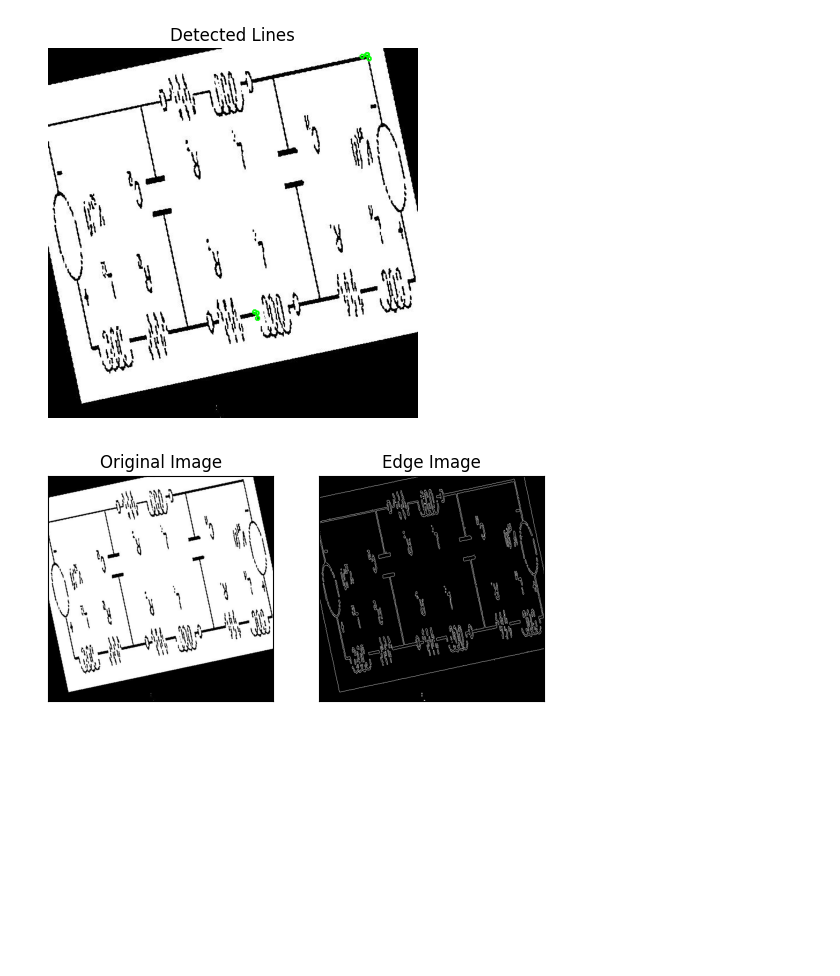
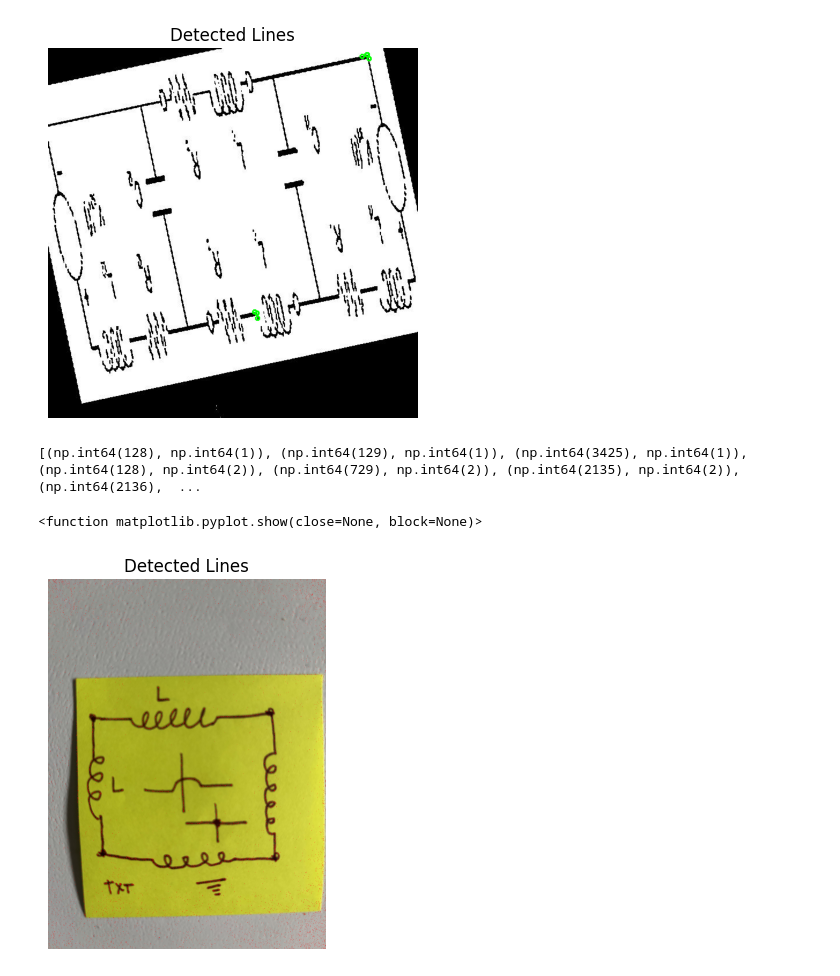
Before and after one commit to ctebow/breadMaker-backend, a Jupyter notebook: training/scripts/lines.ipynb, the cells around one changed output. Saved outputs shown, nothing was run; the diff lists cells and outputs as text; code cells hidden in the pictures; blank space fills up the shorter version.

```diff
--- a/training/scripts/lines.ipynb
+++ b/training/scripts/lines.ipynb
@@ -89,8 +111,65 @@ plt.show
 <function matplotlib.pyplot.show(close=None, block=None)>
 [figure]
 # %%
+
+# OK NEW APPROACH: CONTOUR MAPPING:
+
 import cv2
 import numpy as np
 import matplotlib.pyplot as plt
+from nodes import merge_lines, unnest_list
+
+from skimage.morphology import skeletonize
+
+
+image = cv2.imread("test3.jpg")
+image_fresh = image.copy
+
+gray = cv2.cvtColor(image, cv2.COLOR_BGR2GRAY)
+blurred = cv2.GaussianBlur(gray, (3, 3), 0)
+thresh = cv2.adaptiveThreshold(blurred, 255,
+    cv2.ADAPTIVE_THRESH_GAUSSIAN_C, cv2.THRESH_BINARY_INV, 11, 2)
+
+kernel = cv2.getStructuringElement(cv2.MORPH_RECT, (3, 3))
+closed = cv2.morphologyEx(thresh, cv2.MORPH_CLOSE, kernel, iterations=1)
+
+skeleton = skeletonize(closed // 255)
-# %% [output]
-[figure, removed]
+# %%
+# continue pasting ngl
+
+
+def find_junctions(skeleton: np.ndarray) -> list[tuple[int, int]]:
+    """
+    Find junctions in a 1-pixel-wide skeleton image.
+    A junction is defined as a pixel with >= 3 connected neighbors.
+    """
+    points = np.argwhere(skeleton == 1)
+    junctions = []
+
+    for y, x in points:
+        # avoid edges
+        if 1 <= y < skeleton.shape[0] - 1 and 1 <= x < skeleton.shape[1] - 1:
+            neighborhood = skeleton[y-1:y+2, x-1:x+2]
+            if np.sum(neighborhood) - 1 >= 3:
+                junctions.append((x, y))
+
+    return junctions
+
+junction_points = find_junctions(skeleton)
+
+print(junction_points)
+print(len(junction_points))
+
+image3 = cv2.imread("test3.jpg")
+
+for x, y in junction_points:
+    cv2.circle(image, (x, y), 2, (0, 0, 255), -1)
+
+plt.imshow(cv2.cvtColor(image, cv2.COLOR_BGR2RGB))
+plt.title("Detected Lines")
+plt.axis("off")
+plt.show
+# %% [output]
+[(np.int64(128), np.int64(1)), (np.int64(129), np.int64(1)), (np.int64(3425), np.int64(1)), (np.int64(128), np.int64(2)), (np.int64(729), np.int64(2)), (np.int64(2135), np.int64(2)), (np.int64(2136),  ...
+<function matplotlib.pyplot.show(close=None, block=None)>
+[figure, added]
```
Also changed, not shown: parts of 4 cells of this notebook, 10 other files.
